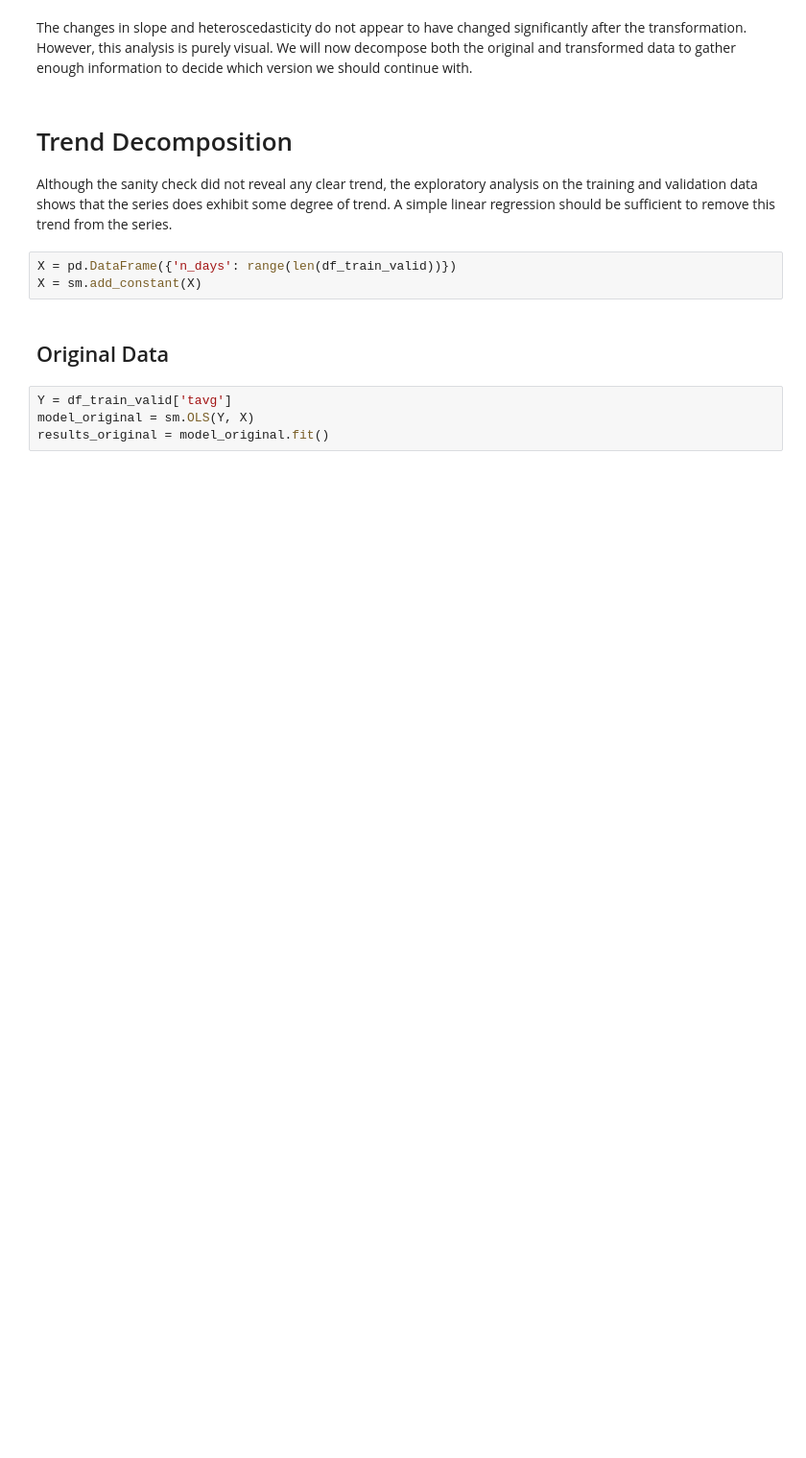
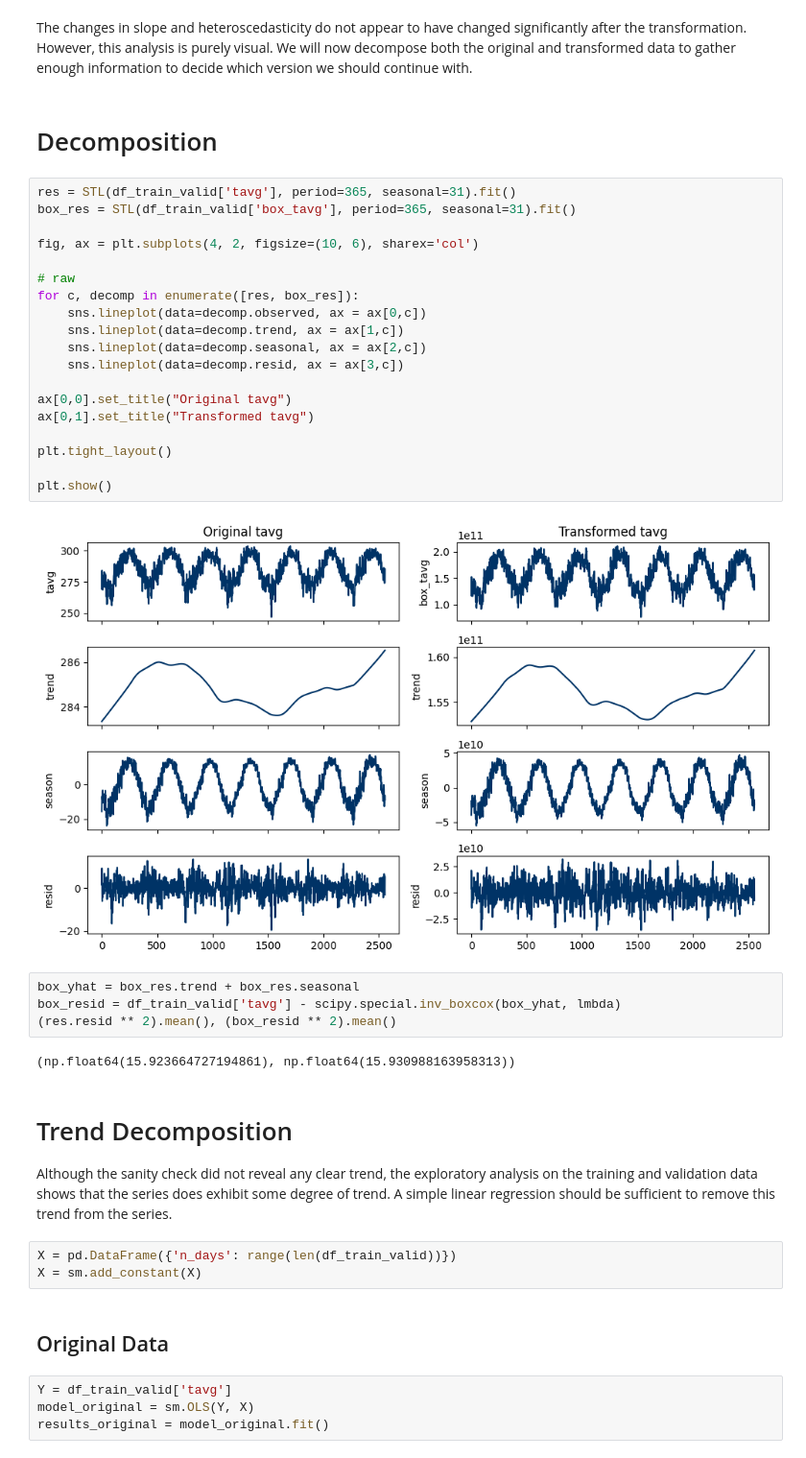
Before and after one commit to pedrogabrielmoura/ChicagoWeatherForecast, a Jupyter notebook: notebooks/exploratory_analysis/eda_linear.ipynb, the cells around one changed output. Shown: that part at 96% size. Cells and saved outputs as stored; diff of their text form; blank space fills up the shorter version.

```diff
--- a/notebooks/exploratory_analysis/eda_linear.ipynb
+++ b/notebooks/exploratory_analysis/eda_linear.ipynb
@@ -79,5 +82,34 @@ ts_quick_insights(df_train_valid['box_tavg'], df_train_valid['time'])
 # %% [markdown]
 The changes in slope and heteroscedasticity do not appear to have changed significantly after the transformation. However, this analysis is purely visual. We will now decompose both the original and transformed data to gather enough information to decide which version we should continue with.
+# %% [markdown]
+# Decomposition
+# %%
+res = STL(df_train_valid['tavg'], period=365, seasonal=31).fit()
+box_res = STL(df_train_valid['box_tavg'], period=365, seasonal=31).fit()
+
+fig, ax = plt.subplots(4, 2, figsize=(10, 6), sharex='col')
+
+# raw
+for c, decomp in enumerate([res, box_res]):
+    sns.lineplot(data=decomp.observed, ax = ax[0,c])
+    sns.lineplot(data=decomp.trend, ax = ax[1,c])
+    sns.lineplot(data=decomp.seasonal, ax = ax[2,c])
+    sns.lineplot(data=decomp.resid, ax = ax[3,c])
+
+ax[0,0].set_title("Original tavg")
+ax[0,1].set_title("Transformed tavg")
+
+plt.tight_layout()
+
+plt.show()
+# %% [output]
+[figure, added]
+# %%
+box_yhat = box_res.trend + box_res.seasonal
+box_resid = df_train_valid['tavg'] - scipy.special.inv_boxcox(box_yhat, lmbda)
+(res.resid ** 2).mean(), (box_resid ** 2).mean()
+# %% [output]
+(np.float64(15.923664727194861), np.float64(15.930988163958313))
 # %% [markdown]
 # Trend Decomposition
 Although the sanity check did not reveal any clear trend, the exploratory analysis on the training and validation data shows that the series does exhibit some degree of trend. A simple linear regression should be sufficient to remove this trend from the series.
```
Also changed, not shown: parts of 13 cells of this notebook, 7 other files.
